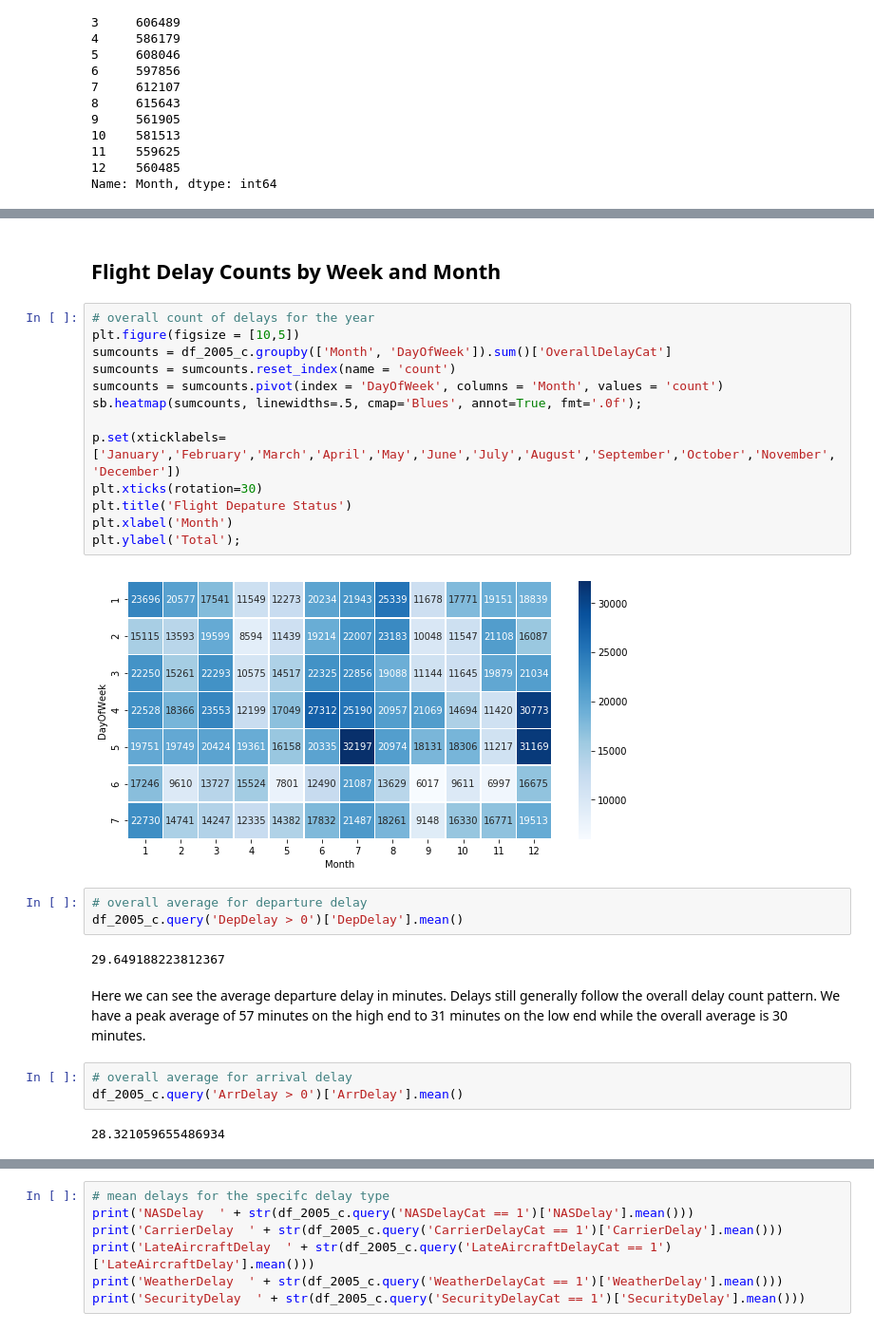
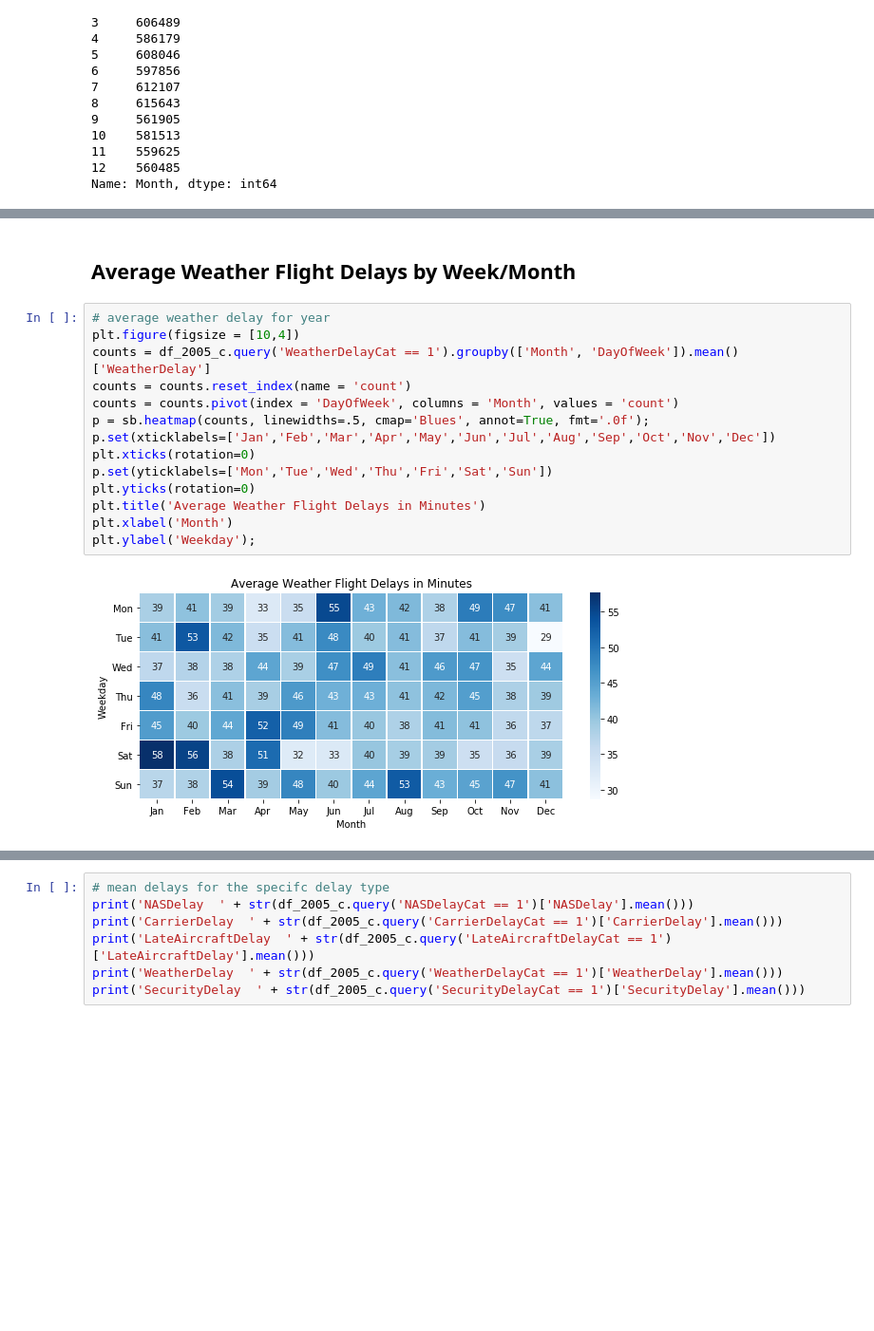
Before and after one commit to aandersland/udacity-data-analyst-nanodegree-flightdata, a Jupyter notebook: explanation_flightdata.ipynb, the cells around one changed output, grey strips where cells are left out. Shown at 95% size. Cells and saved outputs as stored; diff of their text form; blank space fills up the shorter version.

Commit message:
explanation text, chart cleanup

```diff
--- a/explanation_flightdata.ipynb
+++ b/explanation_flightdata.ipynb
@@ -101,29 +185,18 @@ plt.ylabel('Month');
 # %% [markdown]
-## Flight Delay Counts by Week and Month
+## Average Weather Flight Delays by Week/Month
 # %%
-# overall count of delays for the year
-plt.figure(figsize = [10,5])
-sumcounts = df_2005_c.groupby(['Month', 'DayOfWeek']).sum()['OverallDelayCat']
-sumcounts = sumcounts.reset_index(name = 'count')
-sumcounts = sumcounts.pivot(index = 'DayOfWeek', columns = 'Month', values = 'count')
-sb.heatmap(sumcounts, linewidths=.5, cmap='Blues', annot=True, fmt='.0f');
-
-p.set(xticklabels=['January','February','March','April','May','June','July','August','September','October','November','December'])
-plt.xticks(rotation=30)
-plt.title('Flight Depature Status')
+# average weather delay for year
+plt.figure(figsize = [10,4])
+counts = df_2005_c.query('WeatherDelayCat == 1').groupby(['Month', 'DayOfWeek']).mean()['WeatherDelay']
+counts = counts.reset_index(name = 'count')
+counts = counts.pivot(index = 'DayOfWeek', columns = 'Month', values = 'count')
+p = sb.heatmap(counts, linewidths=.5, cmap='Blues', annot=True, fmt='.0f');
+p.set(xticklabels=['Jan','Feb','Mar','Apr','May','Jun','Jul','Aug','Sep','Oct','Nov','Dec'])
+plt.xticks(rotation=0)
+p.set(yticklabels=['Mon','Tue','Wed','Thu','Fri','Sat','Sun'])
+plt.yticks(rotation=0)
+plt.title('Average Weather Flight Delays in Minutes')
 plt.xlabel('Month')
-plt.ylabel('Total');
+plt.ylabel('Weekday');
 # %% [output]
-[figure, old version]
+[figure, new version]
-# %%
-# overall average for departure delay
-df_2005_c.query('DepDelay > 0')['DepDelay'].mean()
-# %% [output]
-29.649188223812367
-# %% [markdown]
-Here we can see the average departure delay in minutes. Delays still generally follow the overall delay count pattern. We have a peak average of 57 minutes on the high end to 31 minutes on the low end while the overall average is 30 minutes.
-# %%
-# overall average for arrival delay
-df_2005_c.query('ArrDelay > 0')['ArrDelay'].mean()
-# %% [output]
-28.321059655486934
```
Also changed, not shown: parts of 22 cells of this notebook.
